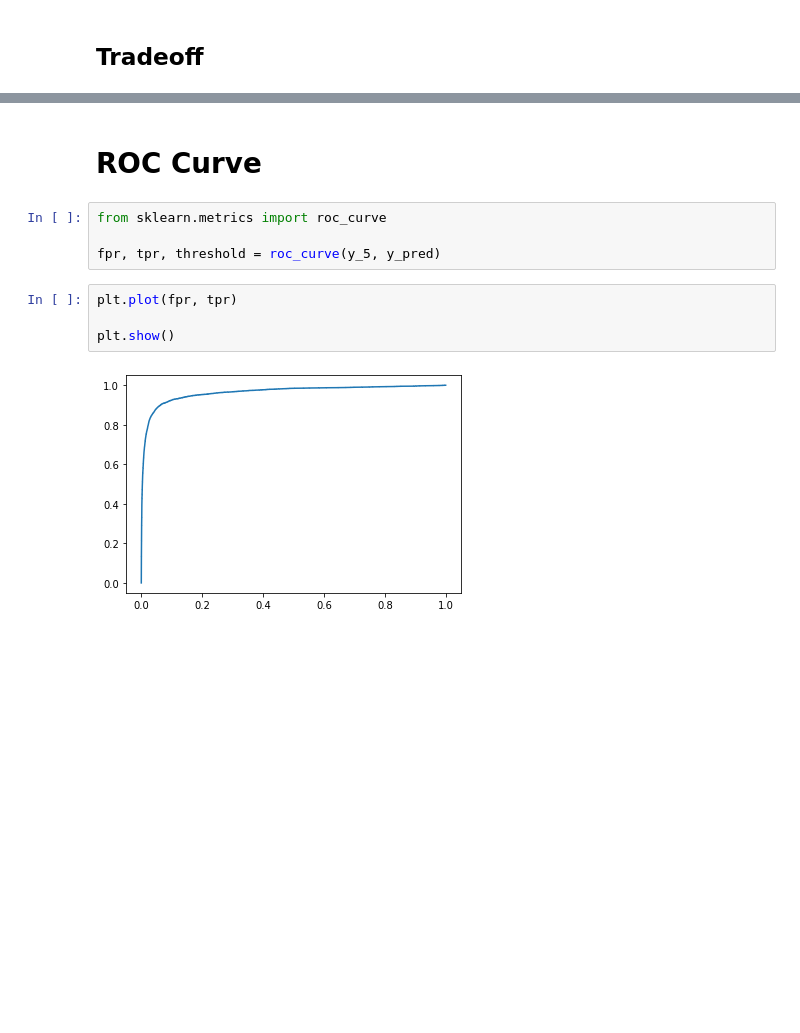
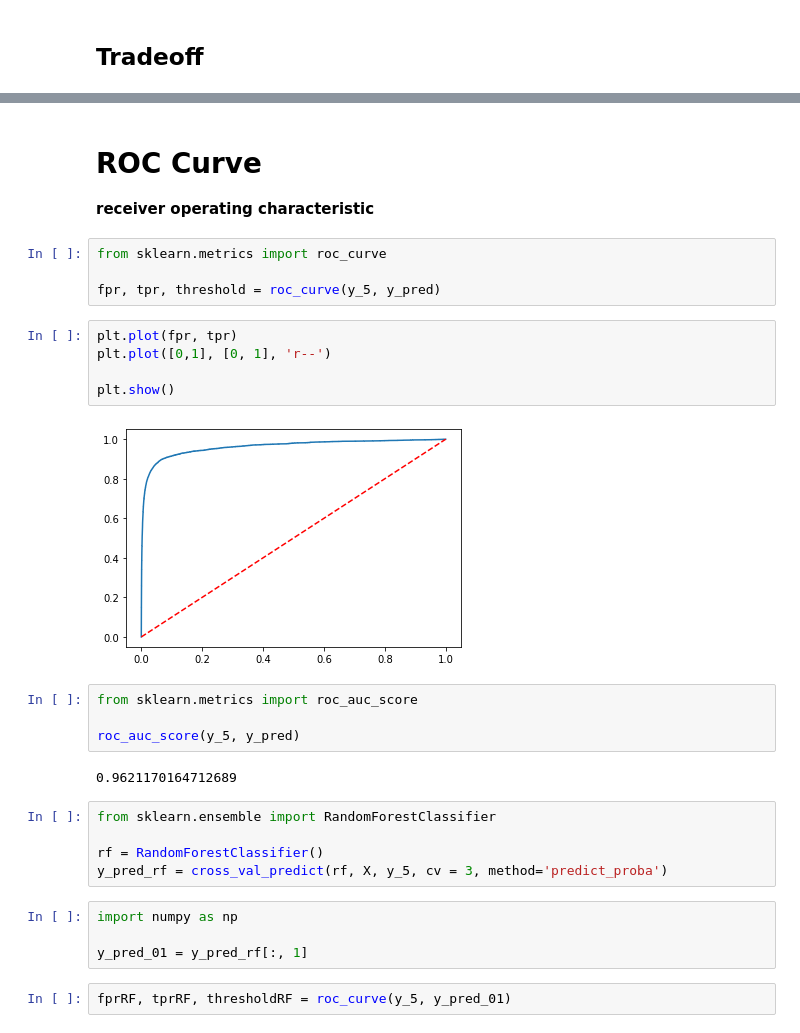
Before and after one commit to aman5898/Data-Science-Extended-LRC, a Jupyter notebook: 2022-1-3-Classification.ipynb, the cells around one changed output, grey strips where cells are left out. Cells and saved outputs as stored; diff of their text form; blank space fills up the shorter version.

```diff
--- a/2022-1-3-Classification.ipynb
+++ b/2022-1-3-Classification.ipynb
@@ -167,12 +167,32 @@ plt.show()
 # %% [markdown]
 # ROC Curve
+
+**receiver operating characteristic**
 # %%
 from sklearn.metrics import roc_curve
 
 fpr, tpr, threshold = roc_curve(y_5, y_pred)
 # %%
 plt.plot(fpr, tpr)
+plt.plot([0,1], [0, 1], 'r--')
 
 plt.show()
 # %% [output]
-[figure, old version]
+[figure, new version]
+# %%
+from sklearn.metrics import roc_auc_score
+
+roc_auc_score(y_5, y_pred)
+# %% [output]
+0.9621170164712689
+# %%
+from sklearn.ensemble import RandomForestClassifier
+
+rf = RandomForestClassifier()
+y_pred_rf = cross_val_predict(rf, X, y_5, cv = 3, method='predict_proba')
+# %%
+import numpy as np
+
+y_pred_01 = y_pred_rf[:, 1]
+# %%
+fprRF, tprRF, thresholdRF = roc_curve(y_5, y_pred_01)
```
Also changed, not shown: parts of 16 cells of this notebook.
